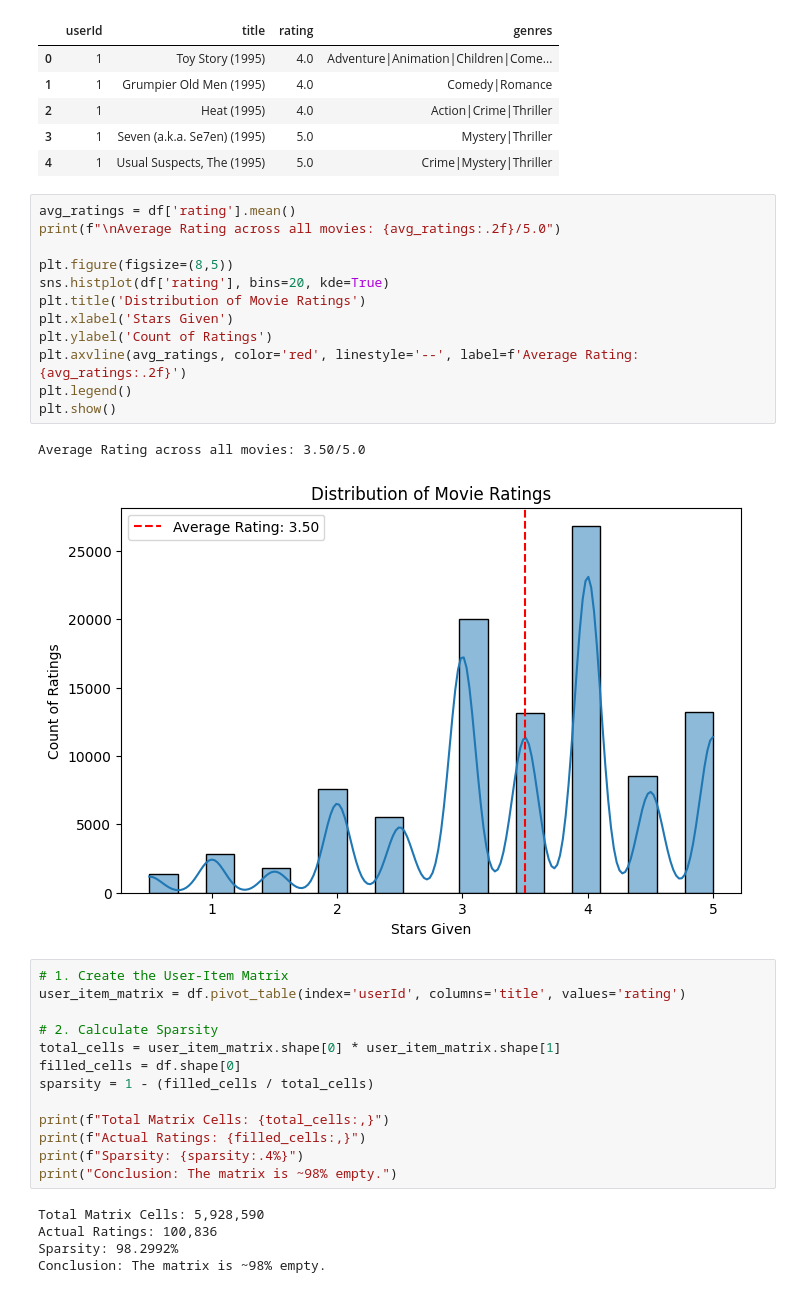
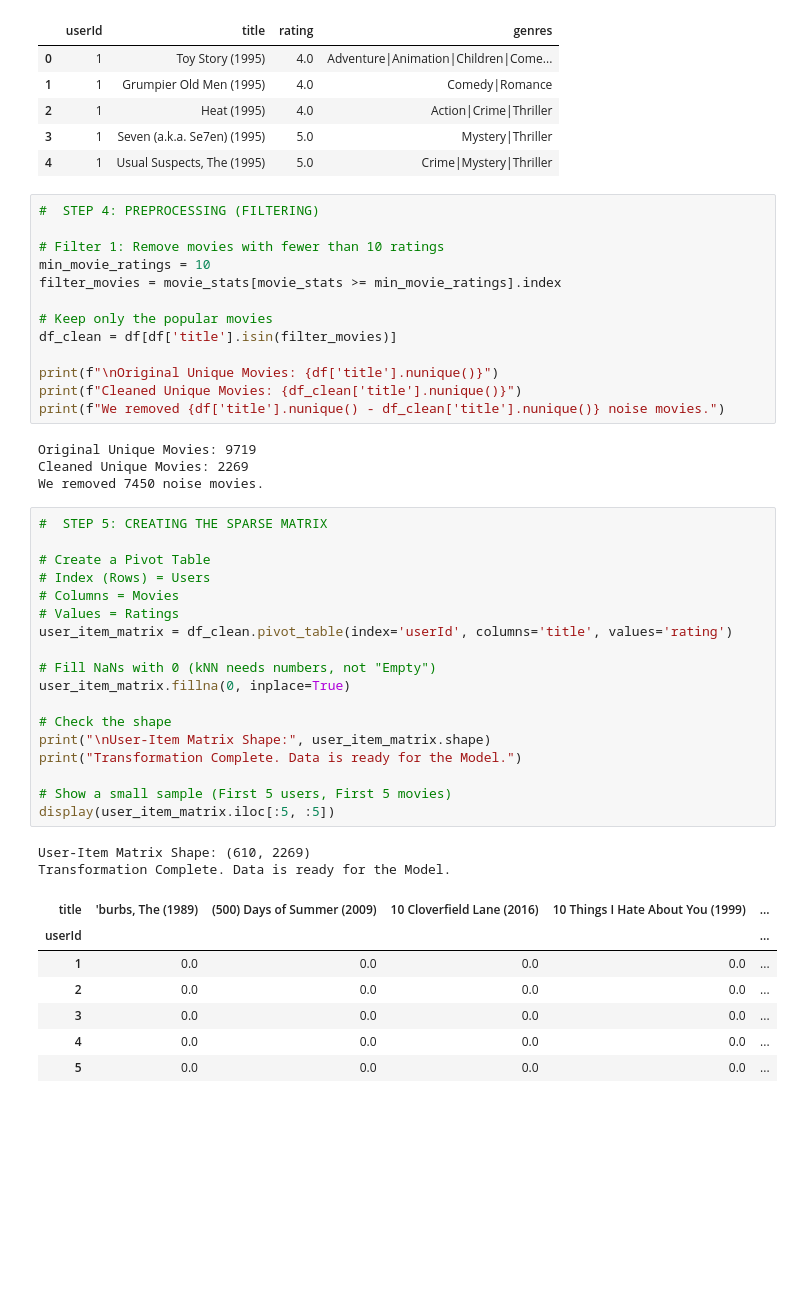
Before and after one commit to saurabh12nxf/MovieLens_Project, a Jupyter notebook: notebooks/01_eda.ipynb, the cells around one changed output. Drawn from its saved outputs; the diff is of its cells as text; blank space fills up the shorter version.

```diff
--- a/notebooks/01_eda.ipynb
+++ b/notebooks/01_eda.ipynb
@@ -42,35 +76,47 @@ Merged Data (User + Movie Name + Rating):
 | 3 | 1 | Seven (a.k.a. Se7en) (1995) | 5.0 | Mystery|Thriller |
 | 4 | 1 | Usual Suspects, The (1995) | 5.0 | Crime|Mystery|Thriller |
 # %%
-avg_ratings = df['rating'].mean()
-print(f"\nAverage Rating across all movies: {avg_ratings:.2f}/5.0")
+#  STEP 4: PREPROCESSING (FILTERING)
 
-plt.figure(figsize=(8,5))
-sns.histplot(df['rating'], bins=20, kde=True)
-plt.title('Distribution of Movie Ratings')
-plt.xlabel('Stars Given')
-plt.ylabel('Count of Ratings')
-plt.axvline(avg_ratings, color='red', linestyle='--', label=f'Average Rating: {avg_ratings:.2f}')
-plt.legend()
-plt.show()
+# Filter 1: Remove movies with fewer than 10 ratings
+min_movie_ratings = 10
+filter_movies = movie_stats[movie_stats >= min_movie_ratings].index
+
+# Keep only the popular movies
+df_clean = df[df['title'].isin(filter_movies)]
+
+print(f"\nOriginal Unique Movies: {df['title'].nunique()}")
+print(f"Cleaned Unique Movies: {df_clean['title'].nunique()}")
+print(f"We removed {df['title'].nunique() - df_clean['title'].nunique()} noise movies.")
 # %% [output]
-Average Rating across all movies: 3.50/5.0
+Original Unique Movies: 9719
+Cleaned Unique Movies: 2269
+We removed 7450 noise movies.
-[figure, removed]
 # %%
-# 1. Create the User-Item Matrix
-user_item_matrix = df.pivot_table(index='userId', columns='title', values='rating')
+#  STEP 5: CREATING THE SPARSE MATRIX
 
-# 2. Calculate Sparsity
-total_cells = user_item_matrix.shape[0] * user_item_matrix.shape[1]
-filled_cells = df.shape[0]
-sparsity = 1 - (filled_cells / total_cells)
+# Create a Pivot Table
+# Index (Rows) = Users
+# Columns = Movies
+# Values = Ratings
+user_item_matrix = df_clean.pivot_table(index='userId', columns='title', values='rating')
 
-print(f"Total Matrix Cells: {total_cells:,}")
-print(f"Actual Ratings: {filled_cells:,}")
-print(f"Sparsity: {sparsity:.4%}")
-print("Conclusion: The matrix is ~98% empty.")
+# Fill NaNs with 0 (kNN needs numbers, not "Empty")
+user_item_matrix.fillna(0, inplace=True)
+
+# Check the shape
+print("\nUser-Item Matrix Shape:", user_item_matrix.shape)
+print("Transformation Complete. Data is ready for the Model.")
+
+# Show a small sample (First 5 users, First 5 movies)
+display(user_item_matrix.iloc[:5, :5])
 # %% [output]
-Total Matrix Cells: 5,928,590
-Actual Ratings: 100,836
-Sparsity: 98.2992%
-Conclusion: The matrix is ~98% empty.
+User-Item Matrix Shape: (610, 2269)
+Transformation Complete. Data is ready for the Model.
+| title | 'burbs, The (1989) | (500) Days of Summer (2009) | 10 Cloverfield Lane (2016) | 10 Things I Hate About You (1999) | ... |
+| userId |  |  |  |  | ... |
+| 1 | 0.0 | 0.0 | 0.0 | 0.0 | ... |
+| 2 | 0.0 | 0.0 | 0.0 | 0.0 | ... |
+| 3 | 0.0 | 0.0 | 0.0 | 0.0 | ... |
+| 4 | 0.0 | 0.0 | 0.0 | 0.0 | ... |
+| 5 | 0.0 | 0.0 | 0.0 | 0.0 | ... |
```
Also changed, not shown: parts of 1 cell of this notebook.
